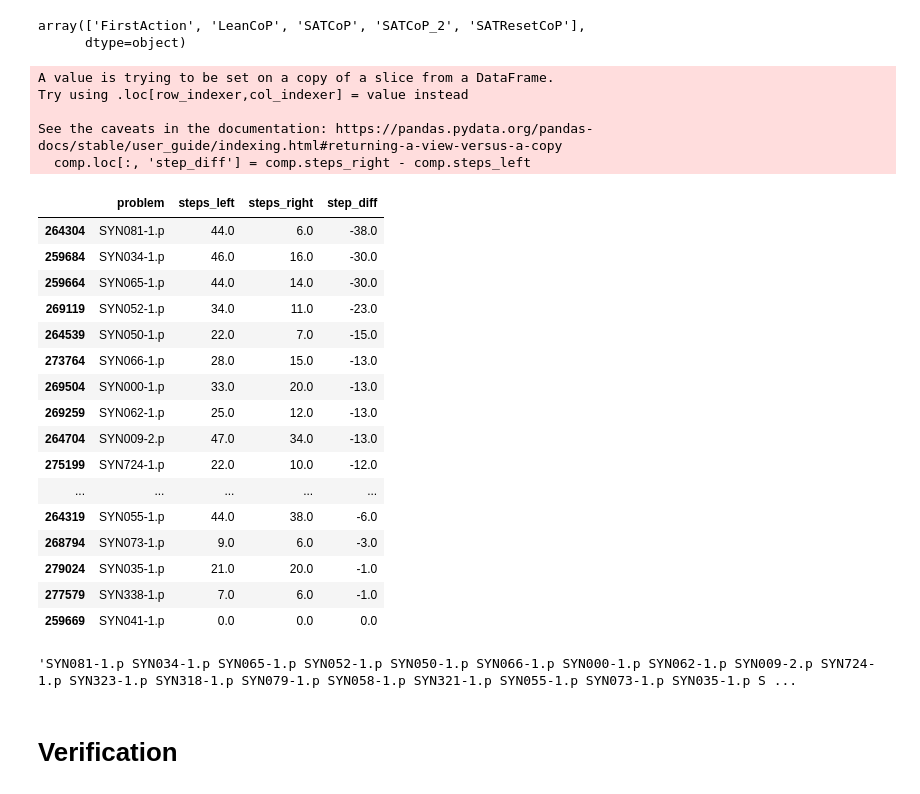
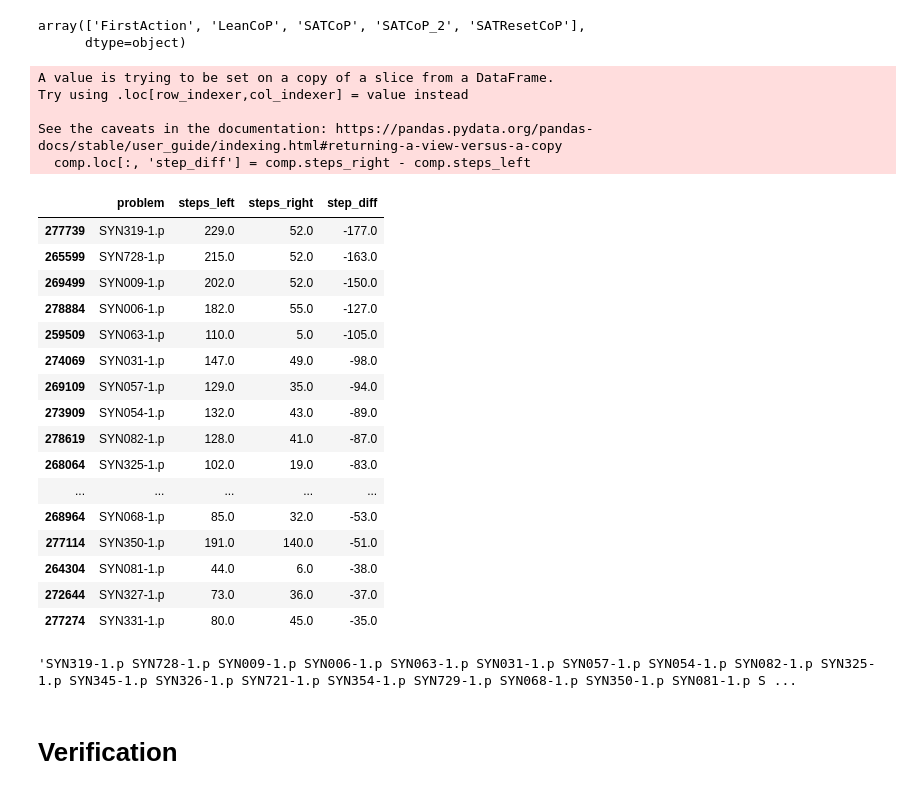
Before and after one commit to mfixman/connections, a Jupyter notebook: jupyter/Vampire.ipynb, the cells around one changed output. Drawn from its saved outputs; the diff is of its cells as text; code cells hidden in the pictures.

```diff
--- a/jupyter/Vampire.ipynb
+++ b/jupyter/Vampire.ipynb
@@ -525,43 +525,43 @@ array(['FirstAction', 'LeanCoP', 'SATCoP', 'SATCoP_2', 'SATResetCoP'],
 # %%
 comp = merged[
     (merged.strategy_left == 'SATCoP_2') & (merged.strategy_right == 'SATResetCoP') & merged.solved_left & merged.solved_right
 ]
 comp.loc[:, 'step_diff'] = comp.steps_right - comp.steps_left
 best = (
     comp
-    [(comp.steps_left < 50) & (comp.steps_right < 50)]
+    [(comp.steps_left < 300) & (comp.steps_right < 300)]
     .sort_values('step_diff')[['problem', 'steps_left', 'steps_right', 'step_diff']]
     .loc[lambda x: x.problem.str.contains('-') & x.problem.str.contains('SYN')]
     .head(20)
 )
 best
 # %% [output]
 A value is trying to be set on a copy of a slice from a DataFrame.
 Try using .loc[row_indexer,col_indexer] = value instead
 
 See the caveats in the documentation: https://pandas.pydata.org/pandas-docs/stable/user_guide/indexing.html#returning-a-view-versus-a-copy
   comp.loc[:, 'step_diff'] = comp.steps_right - comp.steps_left
 |  | problem | steps_left | steps_right | step_diff |
+| 277739 | SYN319-1.p | 229.0 | 52.0 | -177.0 |
+| 265599 | SYN728-1.p | 215.0 | 52.0 | -163.0 |
+| 269499 | SYN009-1.p | 202.0 | 52.0 | -150.0 |
+| 278884 | SYN006-1.p | 182.0 | 55.0 | -127.0 |
+| 259509 | SYN063-1.p | 110.0 | 5.0 | -105.0 |
+| 274069 | SYN031-1.p | 147.0 | 49.0 | -98.0 |
+| 269109 | SYN057-1.p | 129.0 | 35.0 | -94.0 |
+| 273909 | SYN054-1.p | 132.0 | 43.0 | -89.0 |
+| 278619 | SYN082-1.p | 128.0 | 41.0 | -87.0 |
+| 268064 | SYN325-1.p | 102.0 | 19.0 | -83.0 |
+| ... | ... | ... | ... | ... |
+| 268964 | SYN068-1.p | 85.0 | 32.0 | -53.0 |
+| 277114 | SYN350-1.p | 191.0 | 140.0 | -51.0 |
 | 264304 | SYN081-1.p | 44.0 | 6.0 | -38.0 |
-| 259684 | SYN034-1.p | 46.0 | 16.0 | -30.0 |
-| 259664 | SYN065-1.p | 44.0 | 14.0 | -30.0 |
-| 269119 | SYN052-1.p | 34.0 | 11.0 | -23.0 |
-| 264539 | SYN050-1.p | 22.0 | 7.0 | -15.0 |
-| 273764 | SYN066-1.p | 28.0 | 15.0 | -13.0 |
-| 269504 | SYN000-1.p | 33.0 | 20.0 | -13.0 |
-| 269259 | SYN062-1.p | 25.0 | 12.0 | -13.0 |
-| 264704 | SYN009-2.p | 47.0 | 34.0 | -13.0 |
-| 275199 | SYN724-1.p | 22.0 | 10.0 | -12.0 |
-| ... | ... | ... | ... | ... |
-| 264319 | SYN055-1.p | 44.0 | 38.0 | -6.0 |
-| 268794 | SYN073-1.p | 9.0 | 6.0 | -3.0 |
-| 279024 | SYN035-1.p | 21.0 | 20.0 | -1.0 |
-| 277579 | SYN338-1.p | 7.0 | 6.0 | -1.0 |
-| 259669 | SYN041-1.p | 0.0 | 0.0 | 0.0 |
+| 272644 | SYN327-1.p | 73.0 | 36.0 | -37.0 |
+| 277274 | SYN331-1.p | 80.0 | 45.0 | -35.0 |
 # %%
 ' '.join(best.problem)
 # %% [output]
-'SYN081-1.p SYN034-1.p SYN065-1.p SYN052-1.p SYN050-1.p SYN066-1.p SYN000-1.p SYN062-1.p SYN009-2.p SYN724-1.p SYN323-1.p SYN318-1.p SYN079-1.p SYN058-1.p SYN321-1.p SYN055-1.p SYN073-1.p SYN035-1.p S ...
+'SYN319-1.p SYN728-1.p SYN009-1.p SYN006-1.p SYN063-1.p SYN031-1.p SYN057-1.p SYN054-1.p SYN082-1.p SYN325-1.p SYN345-1.p SYN326-1.p SYN721-1.p SYN354-1.p SYN729-1.p SYN068-1.p SYN350-1.p SYN081-1.p S ...
 # %% [markdown]
 # Verification
 # %%
```
Also changed, not shown: 12 other files.
